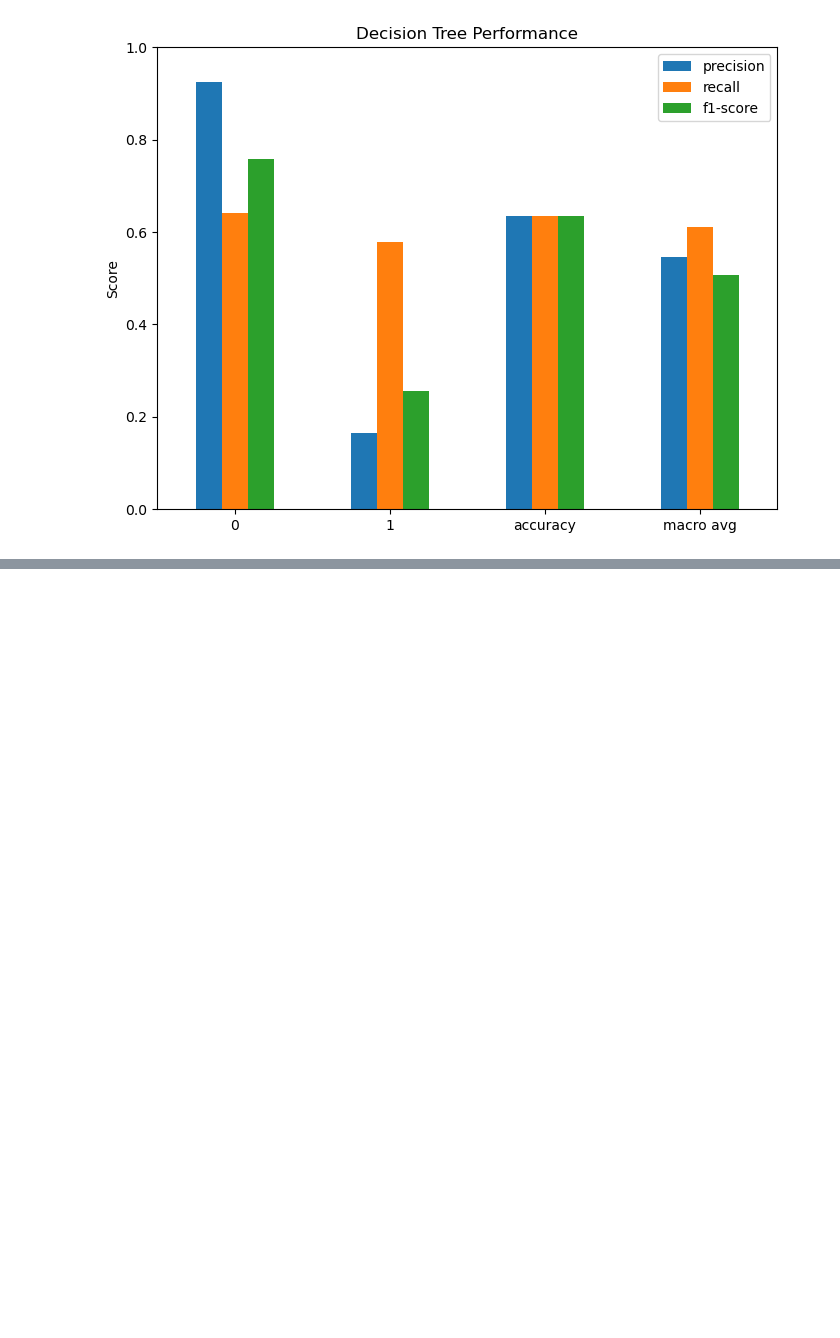
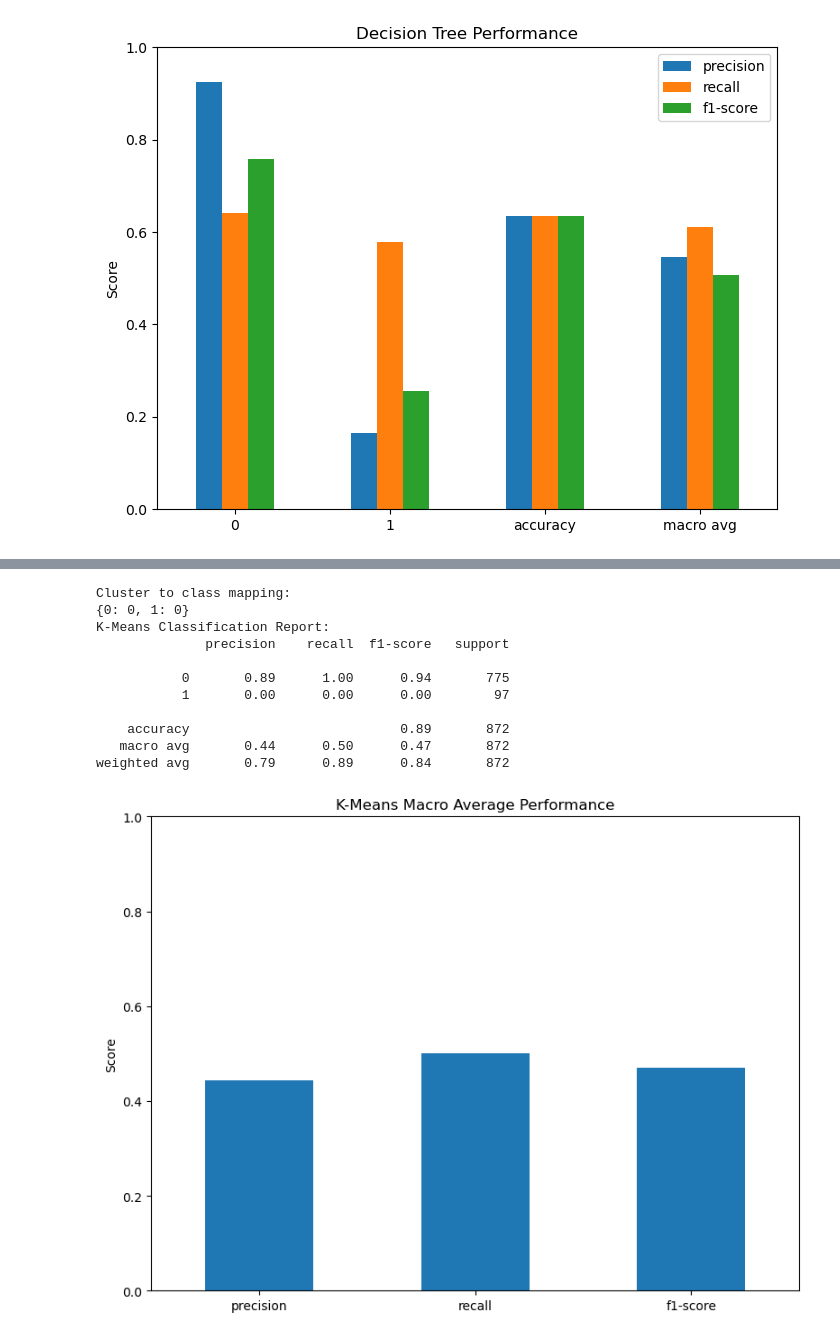
Before and after one commit to omerkaraca-fire/DSA210_TermProject, a Jupyter notebook: MachineLearning/machinelearning.ipynb, the cells around one changed output, grey strips where cells are left out. Saved outputs shown, nothing was run; the diff lists cells and outputs as text; code cells hidden in the pictures; blank space fills up the shorter version.

```diff
--- a/MachineLearning/machinelearning.ipynb
+++ b/MachineLearning/machinelearning.ipynb
@@ -851,0 +998,69 @@ plt.show()
+# %%
+# Showing the macro f1 score, precision and recall scores for the k means clustering
+# by treating one cluster as the final exam period and the other cluster as the ordinary term.
+# This will give us an idea about how well the clusters are separated and how well they correspond to the actual labels of the days.
+
+from sklearn.metrics import classification_report
+
+# Map each cluster to the majority true class inside that cluster
+cluster_to_class = (pd.DataFrame({
+        "cluster": kmeans.labels_,
+        "true_label": y.values})
+    .groupby("cluster")["true_label"]
+    .agg(lambda labels: labels.value_counts().idxmax())
+    .to_dict())
+
+print("Cluster to class mapping:")
+print(cluster_to_class)
+
+# Convert cluster labels into predicted class labels
+y_kmeans_pred = pd.Series(kmeans.labels_).map(cluster_to_class).values
+
+# Classification report comparing mapped clusters against true labels
+kmeans_report = classification_report(
+    y,
+    y_kmeans_pred,
+    output_dict=True,
+    zero_division=0
+)
+
+print("K-Means Classification Report:")
+print(classification_report(y, y_kmeans_pred, zero_division=0))
+
+# Get only macro precision, recall, and f1-score
+kmeans_macro_df = (
+    pd.DataFrame(kmeans_report)
+    .transpose()
+    .loc[["macro avg"], ["precision", "recall", "f1-score"]]
+)
+
+# Bar plot
+kmeans_macro_df.T.plot(kind="bar", figsize=(8, 6), legend=False)
+
+plt.title("K-Means Macro Average Performance")
+plt.ylabel("Score")
+plt.ylim(0, 1)
+plt.xticks(rotation=0)
+plt.tight_layout()
+
+# Save results
+kmeans_macro_df.to_csv(result_path / "kmeans_macro_report.csv")
+
+kmeans_report_df = pd.DataFrame(kmeans_report).transpose()
+kmeans_report_df.to_csv(result_path / "kmeans_full_report.csv")
+plt.savefig(result_path / "kmeans_macro_performance.png", dpi=300, bbox_inches="tight")
+
+plt.show()
+# %% [output]
+Cluster to class mapping:
+{0: 0, 1: 0}
+K-Means Classification Report:
+              precision    recall  f1-score   support
+
+           0       0.89      1.00      0.94       775
+           1       0.00      0.00      0.00        97
+
+    accuracy                           0.89       872
+   macro avg       0.44      0.50      0.47       872
+weighted avg       0.79      0.89      0.84       872
+[figure, added]
```
Also changed, not shown: parts of 35 cells of this notebook, 56 other files.
